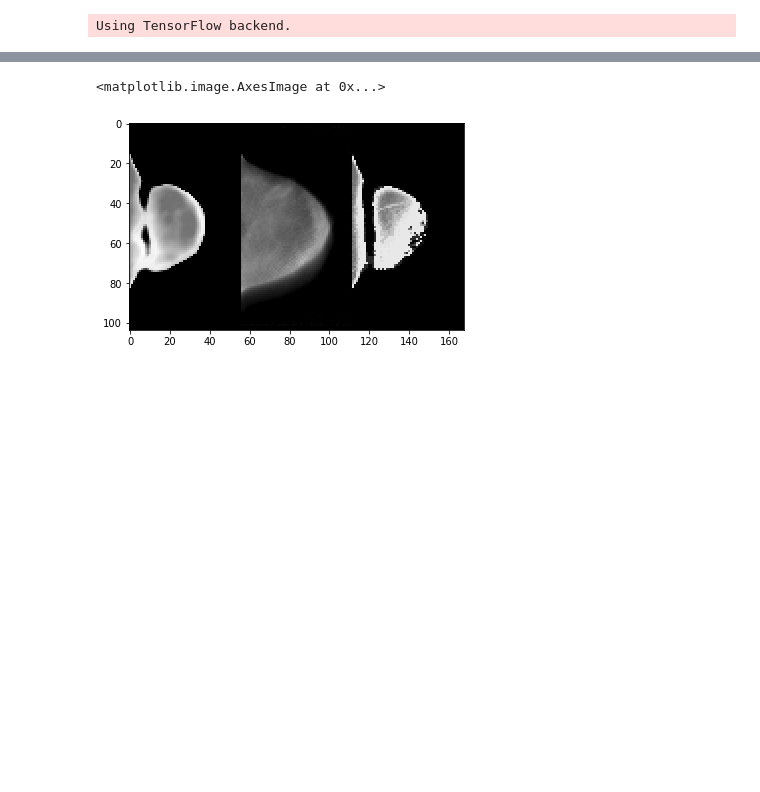
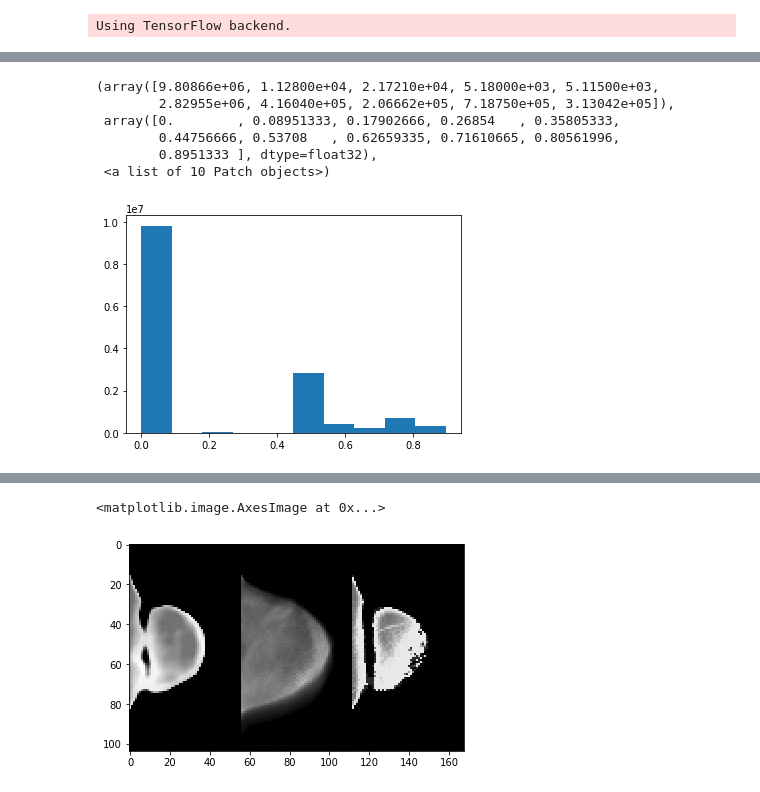
Before and after one commit to PranjalSahu/newrecon, a Jupyter notebook: recon1.ipynb, the cells around one changed output, grey strips where cells are left out. Saved outputs shown, nothing was run; the diff lists cells and outputs as text; code cells hidden in the pictures; blank space fills up the shorter version.

```diff
--- a/recon1.ipynb
+++ b/recon1.ipynb
@@ -496,0 +539,10 @@ print(result1.shape)
+# %%
+plt.hist(a.flatten())
+# %% [output]
+(array([9.80866e+06, 1.12800e+04, 2.17210e+04, 5.18000e+03, 5.11500e+03,
+        2.82955e+06, 4.16040e+05, 2.06662e+05, 7.18750e+05, 3.13042e+05]),
+ array([0.        , 0.08951333, 0.17902666, 0.26854   , 0.35805333,
+        0.44756666, 0.53708   , 0.62659335, 0.71610665, 0.80561996,
+        0.8951333 ], dtype=float32),
+ <a list of 10 Patch objects>)
+[figure, added]
```
Also changed, not shown: parts of 15 cells of this notebook.
